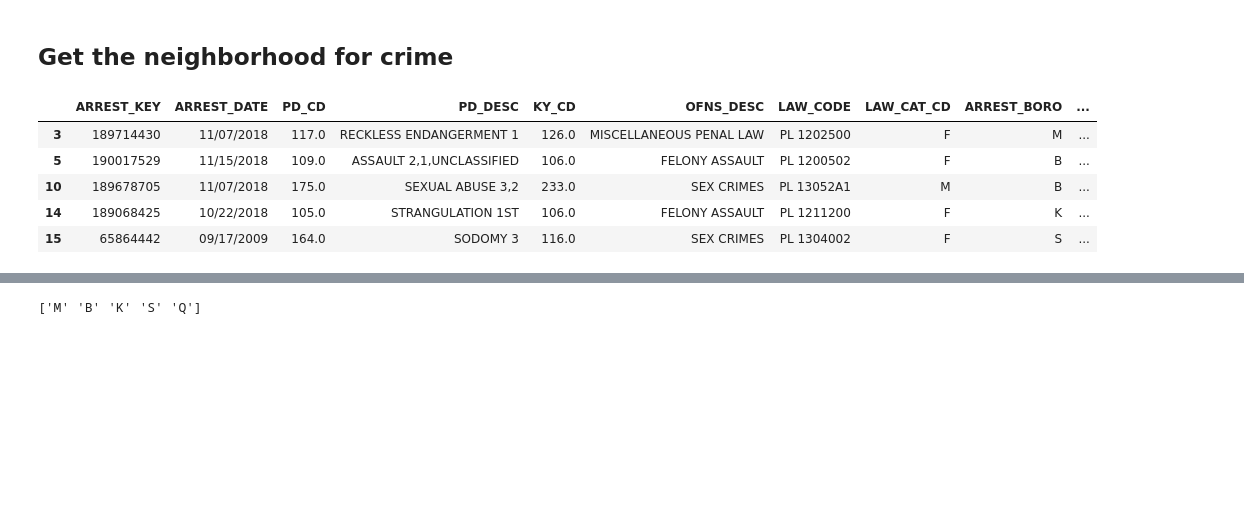
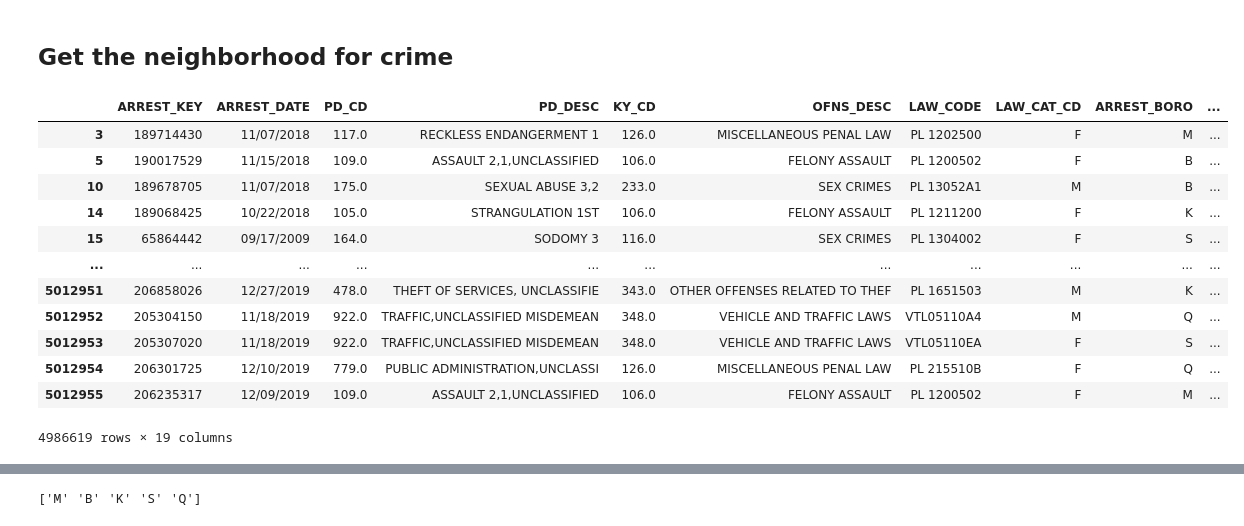
Before and after one commit to Dh0le/2022Spring_Finals, a Jupyter notebook: IS597 Final Project.ipynb, the cells around one changed output, grey strips where cells are left out. Drawn from its saved outputs; the diff is of its cells as text; code cells hidden in the pictures; blank space fills up the shorter version.

```diff
--- a/IS597 Final Project.ipynb
+++ b/IS597 Final Project.ipynb
@@ -371,11 +411,18 @@ vehicle_collision_neighborhood((40.895437, -73.905643), 'BRONX')
 # %% [markdown]
 ## Get the neighborhood for crime
 # %%
-crimeData.head()
+crimeData
 # %% [output]
 |  | ARREST_KEY | ARREST_DATE | PD_CD | PD_DESC | KY_CD | OFNS_DESC | LAW_CODE | LAW_CAT_CD | ARREST_BORO | ... |
 | 3 | 189714430 | 11/07/2018 | 117.0 | RECKLESS ENDANGERMENT 1 | 126.0 | MISCELLANEOUS PENAL LAW | PL 1202500 | F | M | ... |
 | 5 | 190017529 | 11/15/2018 | 109.0 | ASSAULT 2,1,UNCLASSIFIED | 106.0 | FELONY ASSAULT | PL 1200502 | F | B | ... |
 | 10 | 189678705 | 11/07/2018 | 175.0 | SEXUAL ABUSE 3,2 | 233.0 | SEX CRIMES | PL 13052A1 | M | B | ... |
 | 14 | 189068425 | 10/22/2018 | 105.0 | STRANGULATION 1ST | 106.0 | FELONY ASSAULT | PL 1211200 | F | K | ... |
 | 15 | 65864442 | 09/17/2009 | 164.0 | SODOMY 3 | 116.0 | SEX CRIMES | PL 1304002 | F | S | ... |
+| ... | ... | ... | ... | ... | ... | ... | ... | ... | ... | ... |
+| 5012951 | 206858026 | 12/27/2019 | 478.0 | THEFT OF SERVICES, UNCLASSIFIE | 343.0 | OTHER OFFENSES RELATED TO THEF | PL 1651503 | M | K | ... |
+| 5012952 | 205304150 | 11/18/2019 | 922.0 | TRAFFIC,UNCLASSIFIED MISDEMEAN | 348.0 | VEHICLE AND TRAFFIC LAWS | VTL05110A4 | M | Q | ... |
+| 5012953 | 205307020 | 11/18/2019 | 922.0 | TRAFFIC,UNCLASSIFIED MISDEMEAN | 348.0 | VEHICLE AND TRAFFIC LAWS | VTL05110EA | F | S | ... |
+| 5012954 | 206301725 | 12/10/2019 | 779.0 | PUBLIC ADMINISTRATION,UNCLASSI | 126.0 | MISCELLANEOUS PENAL LAW | PL 215510B | F | Q | ... |
+| 5012955 | 206235317 | 12/09/2019 | 109.0 | ASSAULT 2,1,UNCLASSIFIED | 106.0 | FELONY ASSAULT | PL 1200502 | F | M | ... |
+4986619 rows × 19 columns
```
Also changed, not shown: parts of 24 cells of this notebook.
